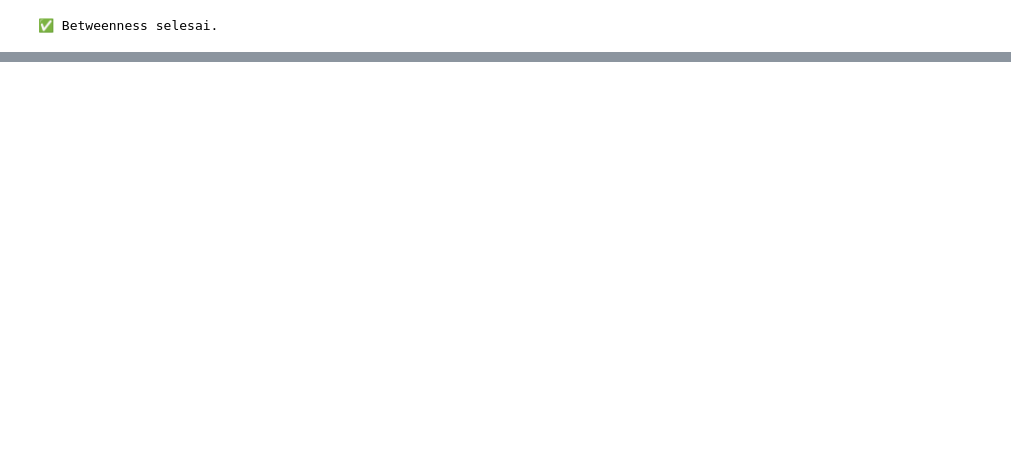
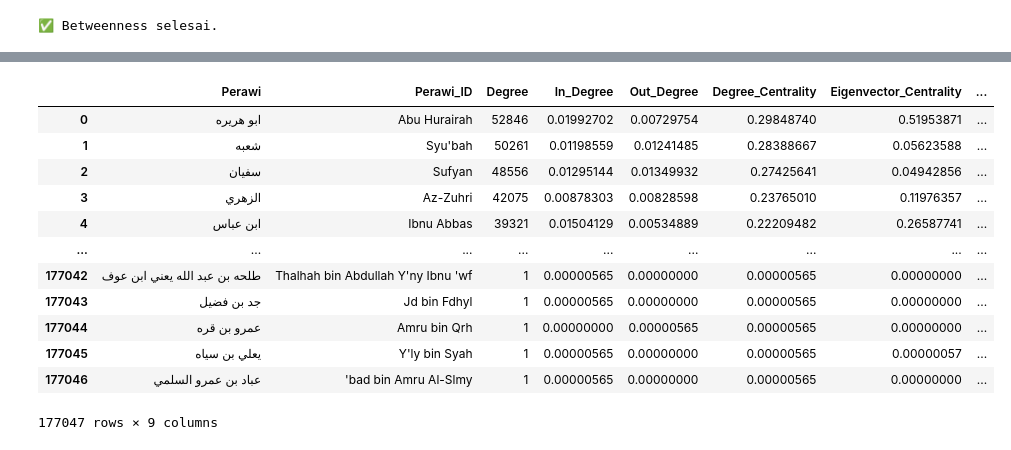
Before and after one commit to Nazrililham090805/sanad-hadith, a Jupyter notebook: src/NetworkX.ipynb, the cells around one changed output, grey strips where cells are left out. Saved outputs shown, nothing was run; the diff lists cells and outputs as text; code cells hidden in the pictures; blank space fills up the shorter version.

```diff
--- a/src/NetworkX.ipynb
+++ b/src/NetworkX.ipynb
@@ -158,0 +267,3 @@ Jumlah edge : 40000
+# %%
+df_subset = df.head(50000)
+display(df_subset)
@@ -158,0 +284,11 @@ Jumlah edge : 40000
+# %%
+# Buat graph dari subset
+G = nx.from_pandas_edgelist(
+    df_subset,
+    source='Murid',
+    target='Guru',
+    edge_attr=['Weight', 'Inverse_Weight'],
+    create_using=nx.DiGraph()
+)
+
+print("✅ Graph berhasil dibuat dari subset.")
@@ -511,0 +674,15 @@ print(f"\nFile untuk Gephi: CentralityPerawi_All.graphml")
+# %%
+# Terapkan transliterasi ke centrality_results
+centrality_results.insert(1, 'Perawi_ID', centrality_results['Perawi'].apply(arabic_to_indonesian))
+
+# Terapkan ke df (kolom Guru dan Murid)
+df['Guru_ID']  = df['Guru'].apply(arabic_to_indonesian)
+df['Murid_ID'] = df['Murid'].apply(arabic_to_indonesian)
+
+print(f"✅ Transliterasi selesai!")
+print(f"   - centrality_results: kolom 'Perawi_ID' ditambahkan")
+print(f"   - df: kolom 'Guru_ID' dan 'Murid_ID' ditambahkan")
+print()
+
+# Preview hasil
+display(centrality_results[['Perawi', 'Perawi_ID', 'Degree']].head(20))
@@ -511,0 +726,16 @@ print(f"\nFile untuk Gephi: CentralityPerawi_All.graphml")
+# %%
+display(centrality_results)
+# %% [output]
+|  | Perawi | Perawi_ID | Degree | In_Degree | Out_Degree | Degree_Centrality | Eigenvector_Centrality | ... |
+| 0 | ابو هريره | Abu Hurairah | 52846 | 0.01992702 | 0.00729754 | 0.29848740 | 0.51953871 | ... |
+| 1 | شعبه | Syu'bah | 50261 | 0.01198559 | 0.01241485 | 0.28388667 | 0.05623588 | ... |
+| 2 | سفيان | Sufyan | 48556 | 0.01295144 | 0.01349932 | 0.27425641 | 0.04942856 | ... |
+| 3 | الزهري | Az-Zuhri | 42075 | 0.00878303 | 0.00828598 | 0.23765010 | 0.11976357 | ... |
+| 4 | ابن عباس | Ibnu Abbas | 39321 | 0.01504129 | 0.00534889 | 0.22209482 | 0.26587741 | ... |
+| ... | ... | ... | ... | ... | ... | ... | ... | ... |
+| 177042 | طلحه بن عبد الله يعني ابن عوف | Thalhah bin Abdullah Y'ny Ibnu 'wf | 1 | 0.00000565 | 0.00000000 | 0.00000565 | 0.00000000 | ... |
+| 177043 | جد بن فضيل | Jd bin Fdhyl | 1 | 0.00000565 | 0.00000000 | 0.00000565 | 0.00000000 | ... |
+| 177044 | عمرو بن قره | Amru bin Qrh | 1 | 0.00000000 | 0.00000565 | 0.00000565 | 0.00000000 | ... |
+| 177045 | يعلي بن سياه | Y'ly bin Syah | 1 | 0.00000565 | 0.00000000 | 0.00000565 | 0.00000057 | ... |
+| 177046 | عباد بن عمرو السلمي | 'bad bin Amru Al-Slmy | 1 | 0.00000565 | 0.00000000 | 0.00000565 | 0.00000000 | ... |
+177047 rows × 9 columns
```
Also changed, not shown: parts of 22 cells of this notebook, 2 other files.
